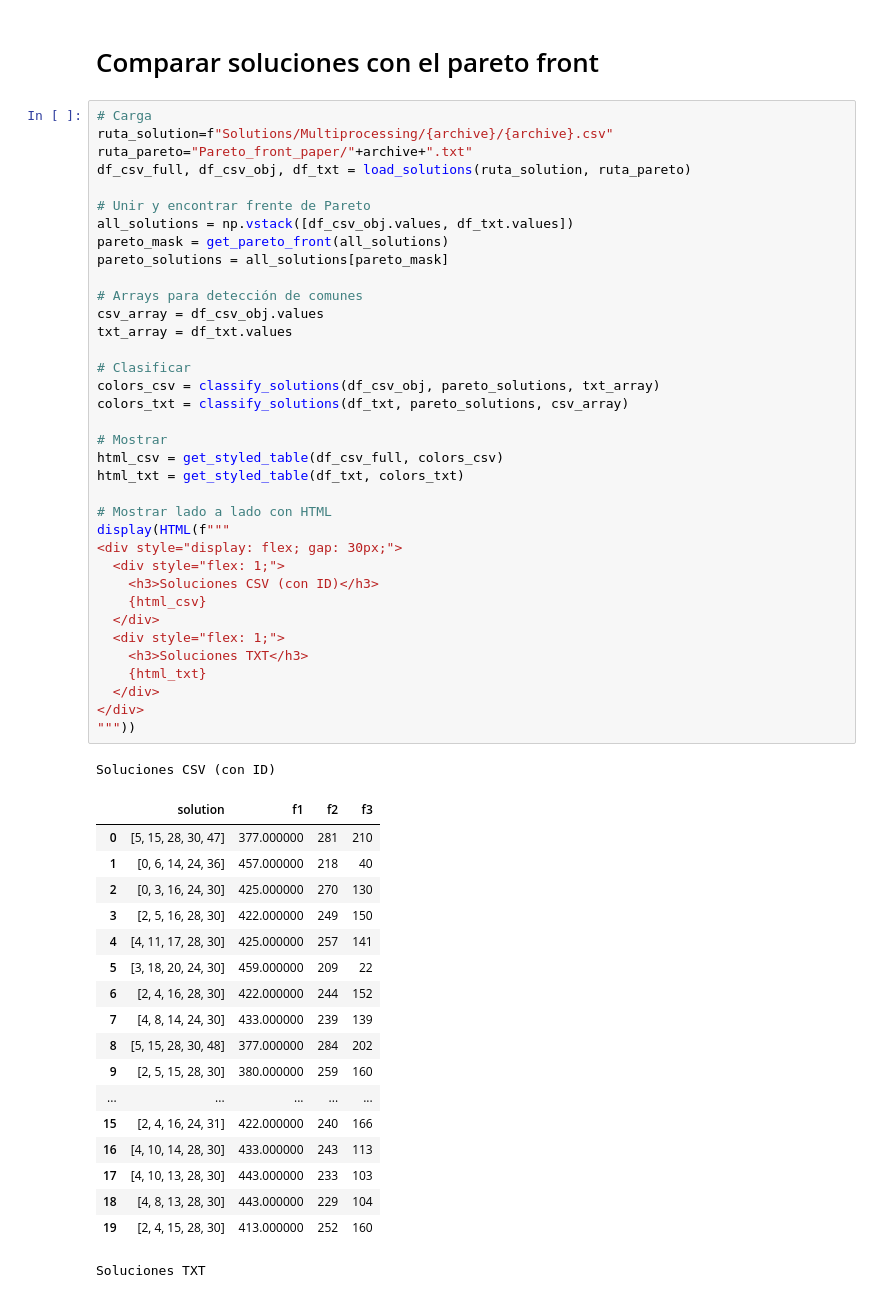
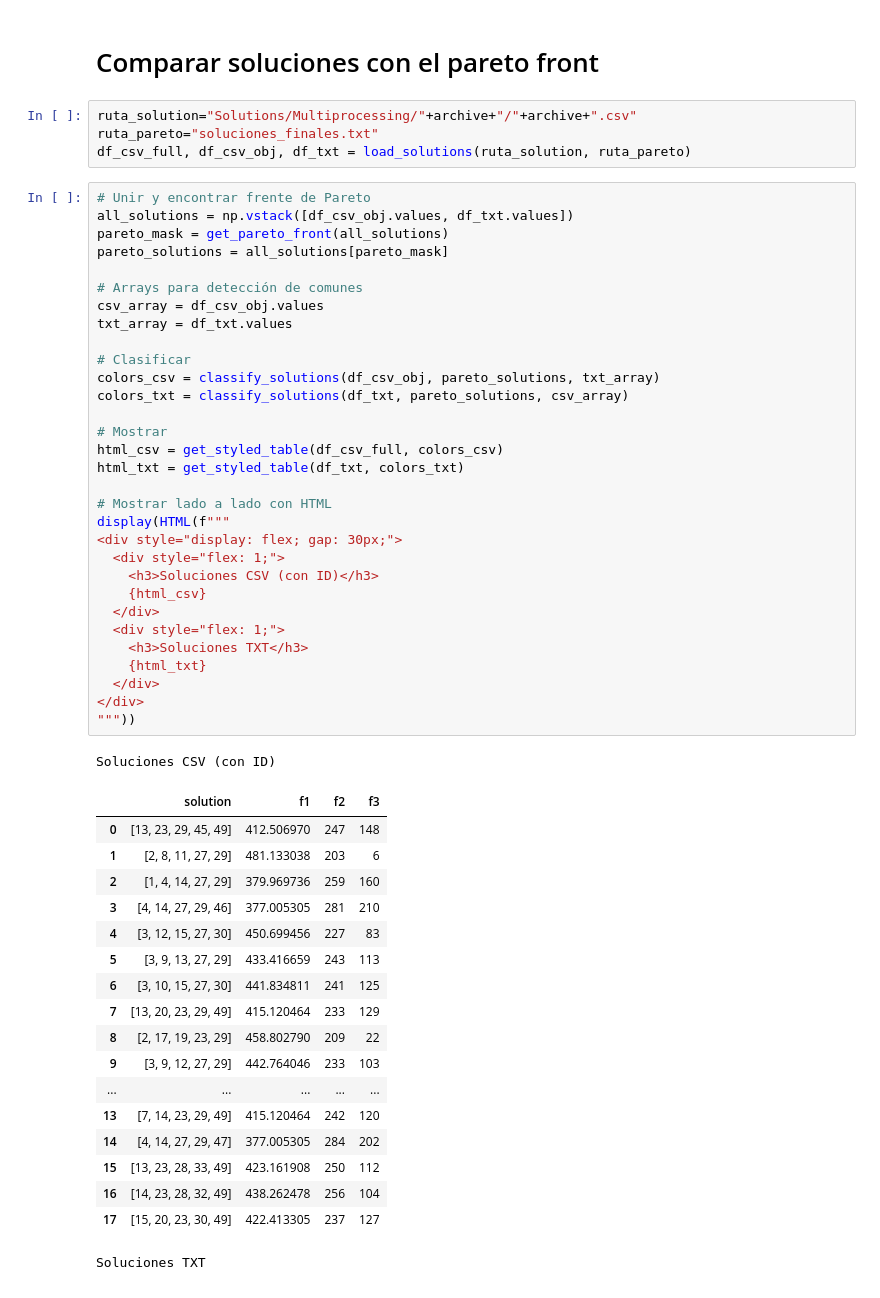
Before and after one commit to Manumrm8/TFM_optimization, a Jupyter notebook: GRASP_MULTIPROCESSING_MAB.ipynb, the cells around one changed output. Drawn from its saved outputs; the diff is of its cells as text.

```diff
--- a/GRASP_MULTIPROCESSING_MAB.ipynb
+++ b/GRASP_MULTIPROCESSING_MAB.ipynb
@@ -161,60 +156,59 @@ Soluciones no dominadas:
 Soluciones guardadas en el archivo original.
 # %% [markdown]
 # Comparar soluciones con el pareto front
+# %%
+ruta_solution="Solutions/Multiprocessing/"+archive+"/"+archive+".csv"
+ruta_pareto="soluciones_finales.txt"
+df_csv_full, df_csv_obj, df_txt = load_solutions(ruta_solution, ruta_pareto)
 # %%
-# Carga
-ruta_solution=f"Solutions/Multiprocessing/{archive}/{archive}.csv"
-ruta_pareto="Pareto_front_paper/"+archive+".txt"
-df_csv_full, df_csv_obj, df_txt = load_solutions(ruta_solution, ruta_pareto)
-
 # Unir y encontrar frente de Pareto
 all_solutions = np.vstack([df_csv_obj.values, df_txt.values])
 pareto_mask = get_pareto_front(all_solutions)
 pareto_solutions = all_solutions[pareto_mask]
 
 # Arrays para detección de comunes
 csv_array = df_csv_obj.values
 txt_array = df_txt.values
 
 # Clasificar
 colors_csv = classify_solutions(df_csv_obj, pareto_solutions, txt_array)
 colors_txt = classify_solutions(df_txt, pareto_solutions, csv_array)
 
 # Mostrar
 html_csv = get_styled_table(df_csv_full, colors_csv)
 html_txt = get_styled_table(df_txt, colors_txt)
 
 # Mostrar lado a lado con HTML
 display(HTML(f"""
 <div style="display: flex; gap: 30px;">
   <div style="flex: 1;">
     <h3>Soluciones CSV (con ID)</h3>
     {html_csv}
   </div>
   <div style="flex: 1;">
     <h3>Soluciones TXT</h3>
     {html_txt}
   </div>
 </div>
 """))
 # %% [output]
 Soluciones CSV (con ID)
 |  | solution | f1 | f2 | f3 |
-| 0 | [5, 15, 28, 30, 47] | 377.000000 | 281 | 210 |
-| 1 | [0, 6, 14, 24, 36] | 457.000000 | 218 | 40 |
-| 2 | [0, 3, 16, 24, 30] | 425.000000 | 270 | 130 |
-| 3 | [2, 5, 16, 28, 30] | 422.000000 | 249 | 150 |
-| 4 | [4, 11, 17, 28, 30] | 425.000000 | 257 | 141 |
-| 5 | [3, 18, 20, 24, 30] | 459.000000 | 209 | 22 |
-| 6 | [2, 4, 16, 28, 30] | 422.000000 | 244 | 152 |
-| 7 | [4, 8, 14, 24, 30] | 433.000000 | 239 | 139 |
-| 8 | [5, 15, 28, 30, 48] | 377.000000 | 284 | 202 |
-| 9 | [2, 5, 15, 28, 30] | 380.000000 | 259 | 160 |
+| 0 | [13, 23, 29, 45, 49] | 412.506970 | 247 | 148 |
+| 1 | [2, 8, 11, 27, 29] | 481.133038 | 203 | 6 |
+| 2 | [1, 4, 14, 27, 29] | 379.969736 | 259 | 160 |
+| 3 | [4, 14, 27, 29, 46] | 377.005305 | 281 | 210 |
+| 4 | [3, 12, 15, 27, 30] | 450.699456 | 227 | 83 |
+| 5 | [3, 9, 13, 27, 29] | 433.416659 | 243 | 113 |
+| 6 | [3, 10, 15, 27, 30] | 441.834811 | 241 | 125 |
+| 7 | [13, 20, 23, 29, 49] | 415.120464 | 233 | 129 |
+| 8 | [2, 17, 19, 23, 29] | 458.802790 | 209 | 22 |
+| 9 | [3, 9, 12, 27, 29] | 442.764046 | 233 | 103 |
 | ... | ... | ... | ... | ... |
-| 15 | [2, 4, 16, 24, 31] | 422.000000 | 240 | 166 |
-| 16 | [4, 10, 14, 28, 30] | 433.000000 | 243 | 113 |
-| 17 | [4, 10, 13, 28, 30] | 443.000000 | 233 | 103 |
-| 18 | [4, 8, 13, 28, 30] | 443.000000 | 229 | 104 |
-| 19 | [2, 4, 15, 28, 30] | 413.000000 | 252 | 160 |
+| 13 | [7, 14, 23, 29, 49] | 415.120464 | 242 | 120 |
+| 14 | [4, 14, 27, 29, 47] | 377.005305 | 284 | 202 |
+| 15 | [13, 23, 28, 33, 49] | 423.161908 | 250 | 112 |
+| 16 | [14, 23, 28, 32, 49] | 438.262478 | 256 | 104 |
+| 17 | [15, 20, 23, 30, 49] | 422.413305 | 237 | 127 |
 Soluciones TXT
 |  | 0 | 1 | 2 |
```
Also changed, not shown: parts of 3 cells of this notebook, 53 other files.
